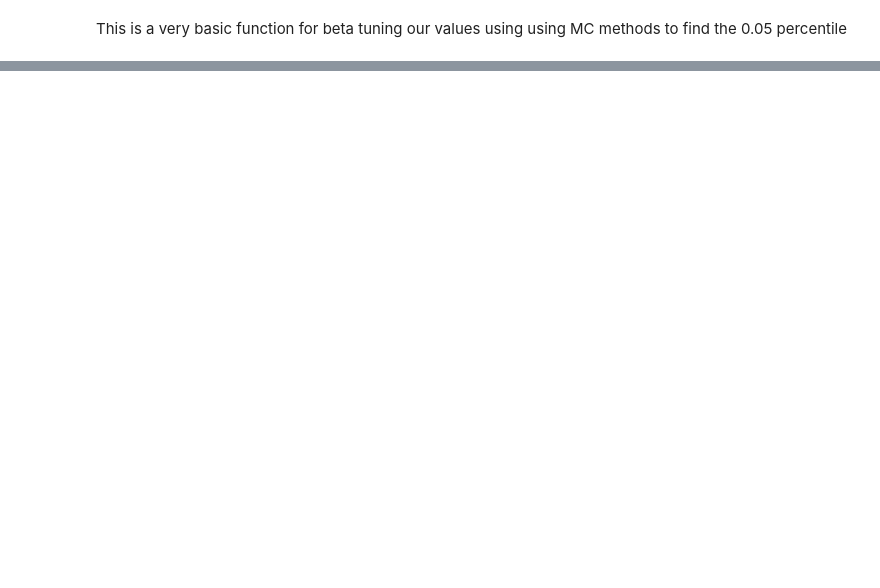
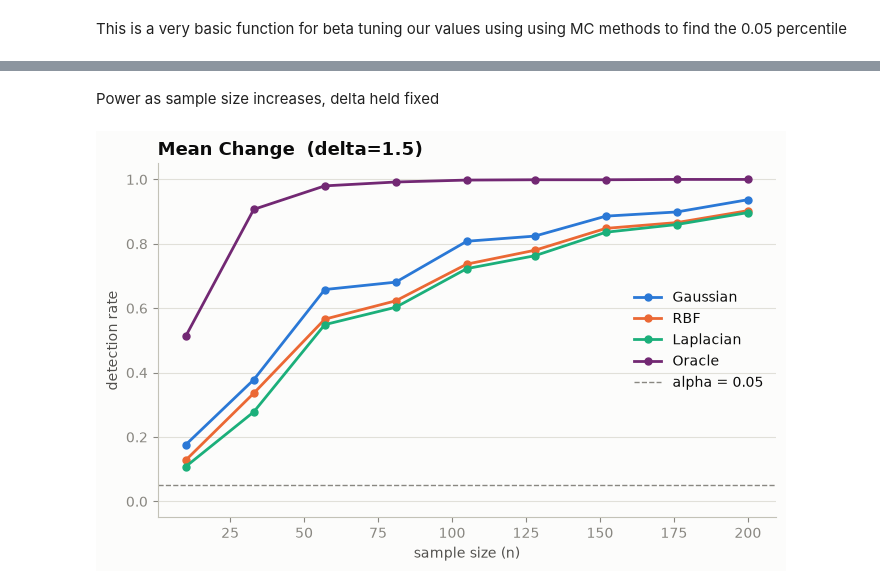
Before and after one commit to VsinkoV/AMOC_Detector, a Jupyter notebook: Statistical_Testing.ipynb, the cells around one changed output, grey strips where cells are left out. Drawn from its saved outputs; the diff is of its cells as text; code cells hidden in the pictures; blank space fills up the shorter version.

```diff
--- a/Statistical_Testing.ipynb
+++ b/Statistical_Testing.ipynb
@@ -78 +109,19 @@ print(beta_tuning(0.05,rbf_kernel,5))
+# %%
+def oracle_statistic_mean(timeseries: NDArray, t: int) -> float:
+    x = np.asarray(timeseries, dtype=float).reshape(len(timeseries), -1)
+    n = len(timeseries)
+    return(gaussian_mean_change(x))
+
+def oracle_statistic_var(timeseries: NDArray, t:int) -> float:
+    x = np.asarray(timeseries,dtype=float).reshape(len(timeseries),-1)
+    n = len(timeseries)
+    return gaussian_variance_change(x)
+
+def oracle_beta_tuning(alpha, dim, n=500) -> float:
+    stats = []
+    for i in range(1000):
+        ts = np.random.multivariate_normal(mean=np.ones(dim), cov=np.eye(dim), size=n)
+        cp = int(np.ceil(np.random.uniform(0.05 * n, 0.95 * n) ))
+        stats.append(oracle_statistic(timeseries=ts, t=cp))
+    return float(np.quantile(stats, 1 - alpha))
 # %%
@@ -120,0 +212,46 @@ power(change_type_fn=cauchy_change, alpha=0.05, tests=1000, dim=5)
+# %% [markdown]
+Power as sample size increases, delta held fixed
+# %%
+def power_by_sample_size(change_type_fn, alpha, delta, dim, beta=1, tests=1000, sample_sizes=None):
+    if sample_sizes is None:
+        sample_sizes = np.linspace(10, 200, 9).astype(int)
+    results = {"RBF": [], "Gaussian": [], "Laplacian": [], "Oracle": []}
+
+    for i in sample_sizes:
+        result = statistical_test_v1(change_type_fn=change_type_fn, delta=delta, alpha=alpha, tests=tests, dim=dim, beta=beta, n=i, tolerance=0.02 * i)
+        results["RBF"].append(result["RBF"])
+        results["Gaussian"].append(result["Gaussian"])
+        results["Laplacian"].append(result["Laplacian"])
+        results["Oracle"].append(result["Oracle"])
+
+    fig, ax = plt.subplots(figsize=(7, 4.5))
+    fig.patch.set_facecolor("#fcfcfb")
+    ax.set_facecolor("#fcfcfb")
+
+    ax.plot(sample_sizes, results["Gaussian"], label="Gaussian", color="#2a78d6", linewidth=2, marker="o", markersize=5)
+    ax.plot(sample_sizes, results["RBF"], label="RBF", color="#eb6834", linewidth=2, marker="o", markersize=5)
+    ax.plot(sample_sizes, results["Laplacian"], label="Laplacian", color="#1baf7a", linewidth=2, marker="o", markersize=5)
+    ax.plot(sample_sizes, results["Oracle"], label="Oracle", color="#722873", linewidth=2, marker="o", markersize=5)
+    ax.axhline(alpha, color="#898781", linestyle="--", linewidth=1, label=f"alpha = {alpha}")
+
+    ax.set_xlabel("sample size (n)", color="#52514e")
+    ax.set_ylabel("detection rate", color="#52514e")
+    ax.set_title(change_type_fn.__name__.replace("_", " ").title() + f"  (delta={delta})",
+                 color="#0b0b0b", fontsize=13, fontweight="bold", loc="left")
+    ax.set_ylim(-0.05, 1.05)
+
+    ax.spines["top"].set_visible(False)
+    ax.spines["right"].set_visible(False)
+    ax.spines["left"].set_color("#c3c2b7")
+    ax.spines["bottom"].set_color("#c3c2b7")
+    ax.tick_params(colors="#898781")
+    ax.grid(axis="y", color="#e1e0d9", linewidth=0.8)
+    ax.set_axisbelow(True)
+
+    ax.legend(frameon=False, labelcolor="#0b0b0b")
+    fig.tight_layout()
+    plt.show()
+
+power_by_sample_size(change_type_fn=mean_change, alpha=0.05, delta=1.5, dim=1)
+# %% [output]
+[figure, added]
```
Also changed, not shown: parts of 14 cells of this notebook, 6 other files.
